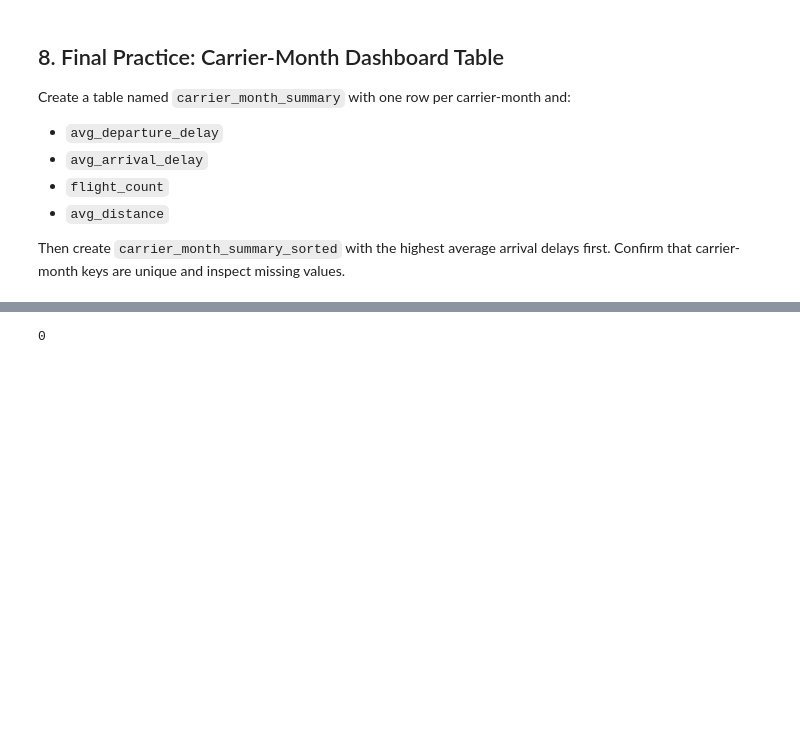
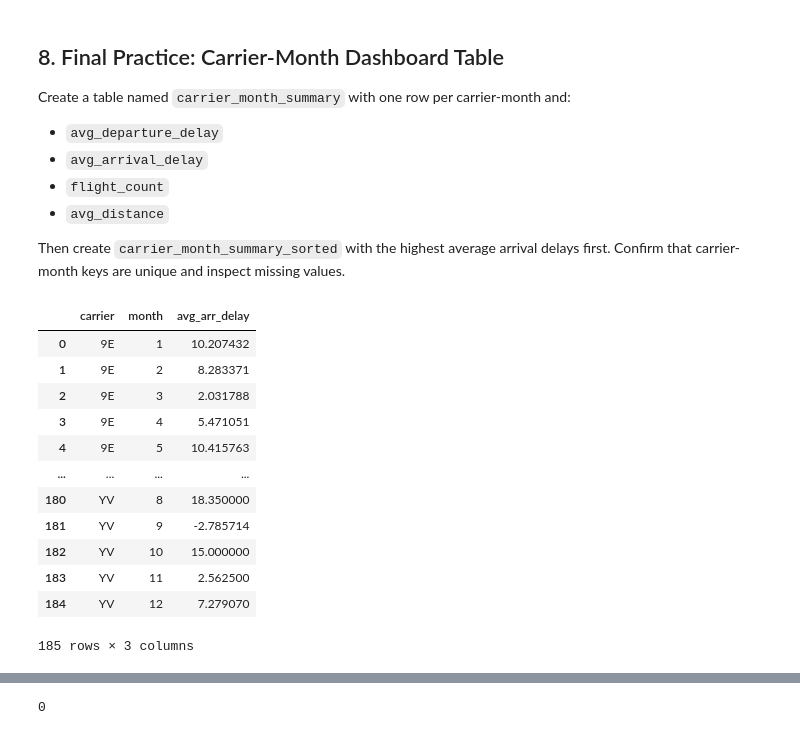
Before and after one commit to JonathanStachowiak/ban6003-week-07-08aggregation-integration-template-JonathanStachowiak, a Jupyter notebook: notebooks/module7_aggregation_reshaping_guided_lab.ipynb, the cells around one changed output, grey strips where cells are left out. Saved outputs shown, nothing was run; the diff lists cells and outputs as text; code cells hidden in the pictures; blank space fills up the shorter version.

```diff
--- a/notebooks/module7_aggregation_reshaping_guided_lab.ipynb
+++ b/notebooks/module7_aggregation_reshaping_guided_lab.ipynb
@@ -671,9 +675,25 @@ Then create `carrier_month_summary_sorted` with the highest average arrival dela
 # %%
 # Final Practice Step 1
 # Replace None with your carrier-month aggregation.
 carrier_month_summary = flights.groupby(["carrier", "month"]).agg(
     avg_arr_delay=("arr_delay", "mean")
 ).reset_index()
+
+carrier_month_summary
+# %% [output]
+|  | carrier | month | avg_arr_delay |
+| 0 | 9E | 1 | 10.207432 |
+| 1 | 9E | 2 | 8.283371 |
+| 2 | 9E | 3 | 2.031788 |
+| 3 | 9E | 4 | 5.471051 |
+| 4 | 9E | 5 | 10.415763 |
+| ... | ... | ... | ... |
+| 180 | YV | 8 | 18.350000 |
+| 181 | YV | 9 | -2.785714 |
+| 182 | YV | 10 | 15.000000 |
+| 183 | YV | 11 | 2.562500 |
+| 184 | YV | 12 | 7.279070 |
+185 rows × 3 columns
 # %%
 # Final Practice Step 2
 # Create carrier_month_summary_sorted with highest average arrival delay first.
```
Also changed, not shown: parts of 8 cells of this notebook.
